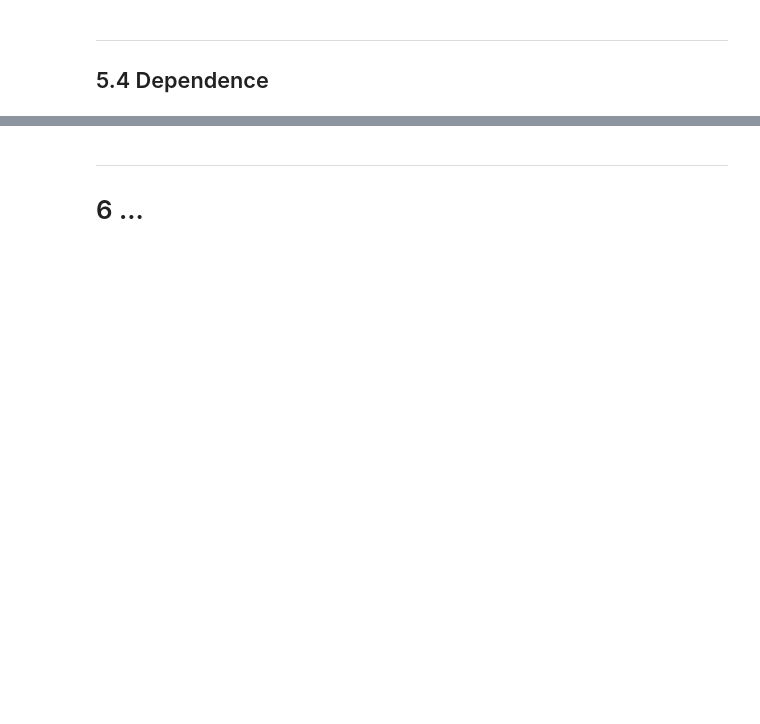
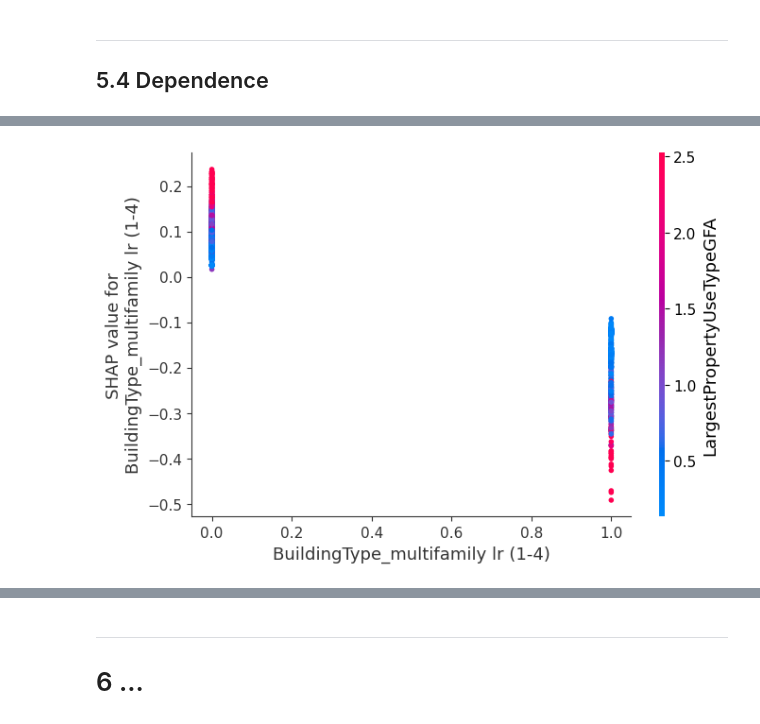
Before and after one commit to curiousmindflow/oc-ml-p3, a Jupyter notebook: exploration.ipynb, the cells around one changed output, grey strips where cells are left out. Saved outputs shown, nothing was run; the diff lists cells and outputs as text; code cells hidden in the pictures; blank space fills up the shorter version.

```diff
--- a/exploration.ipynb
+++ b/exploration.ipynb
@@ -465,0 +651,6 @@ if config["explain"]["dependence"]:
+# %%
+%%time
+if config["explain"]["dependence"]:
+    shap.dependence_plot("BuildingType_multifamily lr (1-4)", shap_values, eval_result.X_train_transform)
+# %% [output]
+[figure, added]
```
Also changed, not shown: parts of 43 cells of this notebook.
